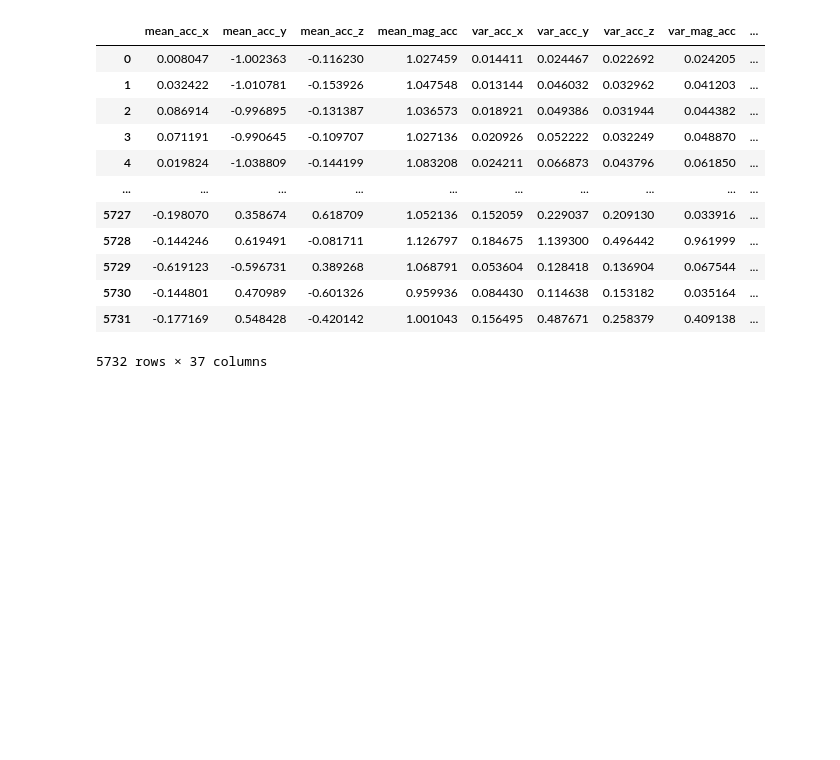
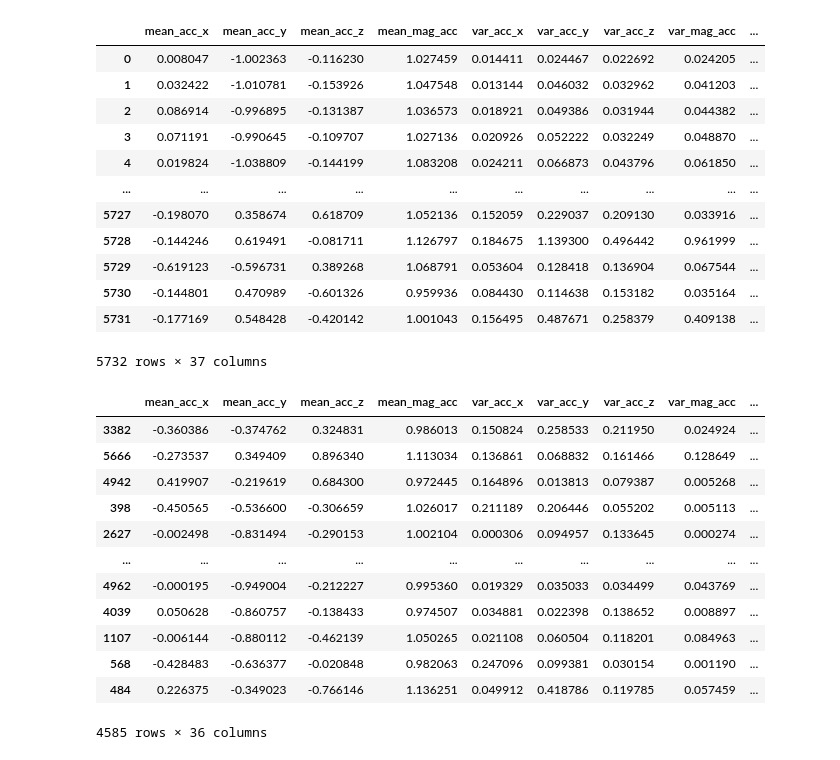
Before and after one commit to Amirjf/fall-detection, a Jupyter notebook: combined_datasets_binary.ipynb, the cells around one changed output. Cells and saved outputs as stored; diff of their text form; code cells hidden in the pictures; blank space fills up the shorter version.

```diff
--- a/combined_datasets_binary.ipynb
+++ b/combined_datasets_binary.ipynb
@@ -552,6 +563,22 @@ y_test = X_test['class']
 
 final_X_train = X_train.drop(columns=['class'])
 final_X_test = X_test.drop(columns=['class'])
+# %%
+final_X_train
+# %% [output]
+|  | mean_acc_x | mean_acc_y | mean_acc_z | mean_mag_acc | var_acc_x | var_acc_y | var_acc_z | var_mag_acc | ... |
+| 3382 | -0.360386 | -0.374762 | 0.324831 | 0.986013 | 0.150824 | 0.258533 | 0.211950 | 0.024924 | ... |
+| 5666 | -0.273537 | 0.349409 | 0.896340 | 1.113034 | 0.136861 | 0.068832 | 0.161466 | 0.128649 | ... |
+| 4942 | 0.419907 | -0.219619 | 0.684300 | 0.972445 | 0.164896 | 0.013813 | 0.079387 | 0.005268 | ... |
+| 398 | -0.450565 | -0.536600 | -0.306659 | 1.026017 | 0.211189 | 0.206446 | 0.055202 | 0.005113 | ... |
+| 2627 | -0.002498 | -0.831494 | -0.290153 | 1.002104 | 0.000306 | 0.094957 | 0.133645 | 0.000274 | ... |
+| ... | ... | ... | ... | ... | ... | ... | ... | ... | ... |
+| 4962 | -0.000195 | -0.949004 | -0.212227 | 0.995360 | 0.019329 | 0.035033 | 0.034499 | 0.043769 | ... |
+| 4039 | 0.050628 | -0.860757 | -0.138433 | 0.974507 | 0.034881 | 0.022398 | 0.138652 | 0.008897 | ... |
+| 1107 | -0.006144 | -0.880112 | -0.462139 | 1.050265 | 0.021108 | 0.060504 | 0.118201 | 0.084963 | ... |
+| 568 | -0.428483 | -0.636377 | -0.020848 | 0.982063 | 0.247096 | 0.099381 | 0.030154 | 0.001190 | ... |
+| 484 | 0.226375 | -0.349023 | -0.766146 | 1.136251 | 0.049912 | 0.418786 | 0.119785 | 0.057459 | ... |
+4585 rows × 36 columns
 # %%
 svm = SVC(kernel='rbf', C=10, gamma='scale', probability=True, random_state=42)
 svm.fit(final_X_train, y_train)
```
Also changed, not shown: parts of 6 cells of this notebook, 21 other files.
